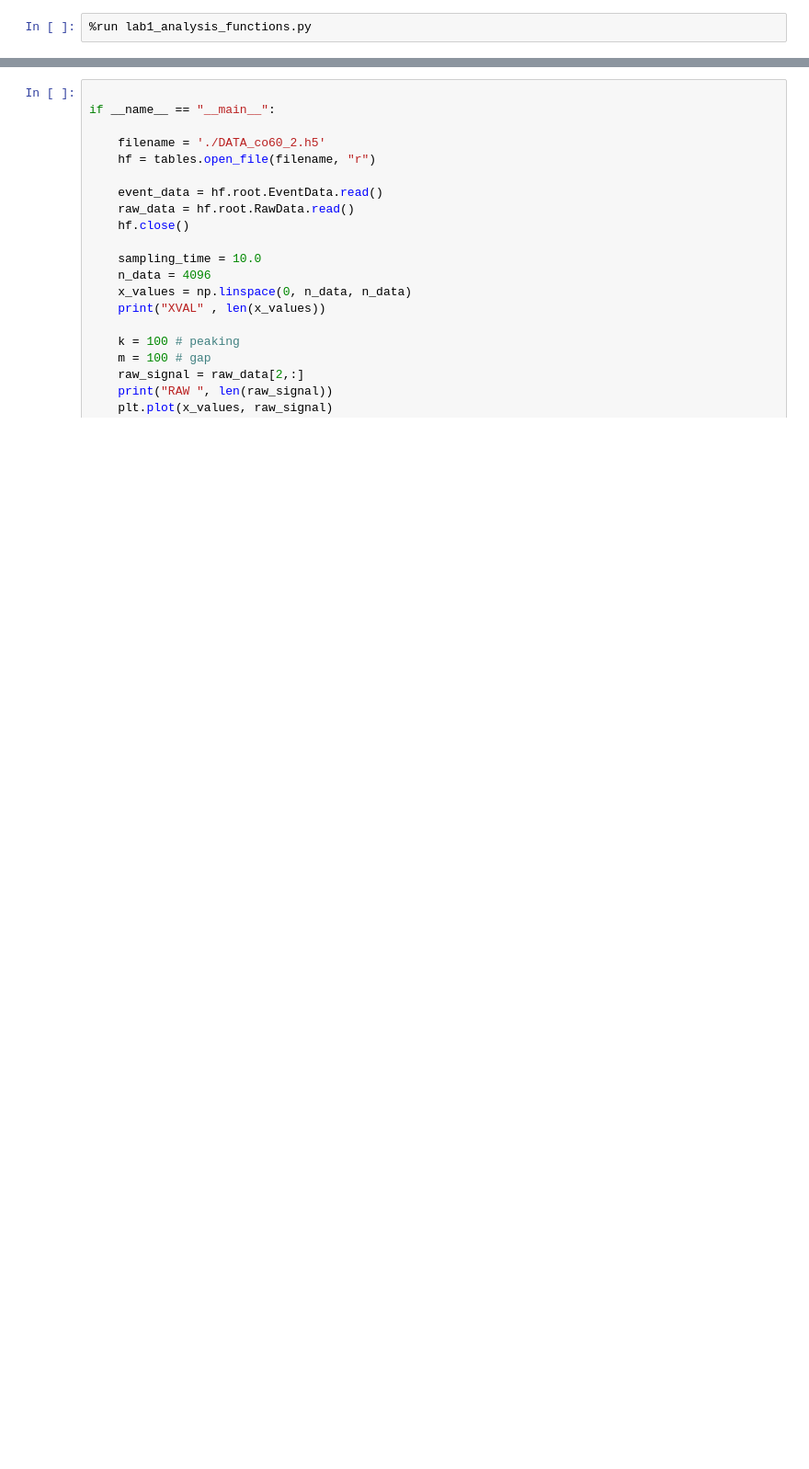
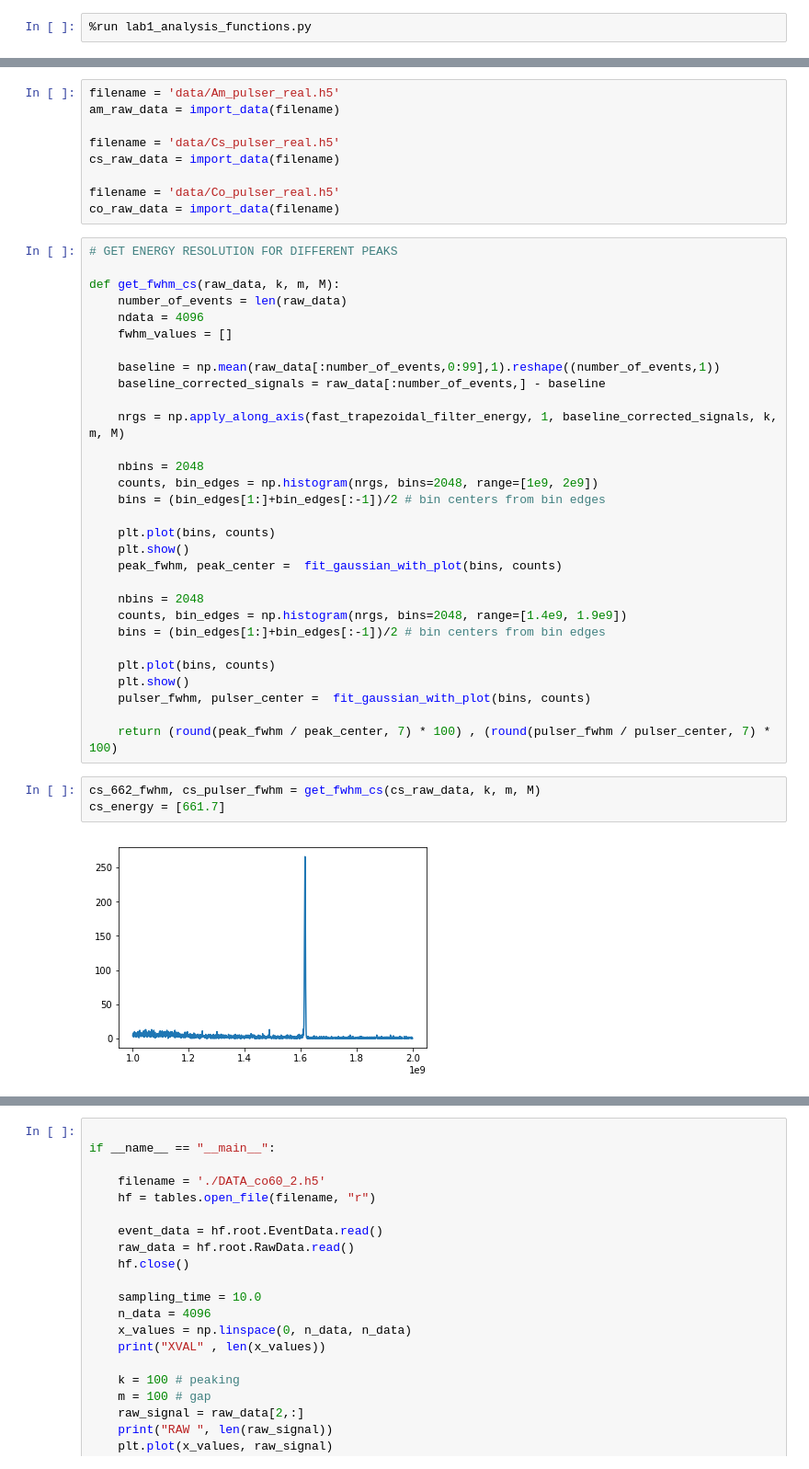
Before and after one commit to jmsz/lab3, a Jupyter notebook: lab1_analysis.ipynb, the cells around one changed output, grey strips where cells are left out. Shown: that part at 92% size. Drawn from its saved outputs; the diff is of its cells as text; blank space fills up the shorter version.

```diff
--- a/lab1_analysis.ipynb
+++ b/lab1_analysis.ipynb
@@ -432,0 +321,44 @@ plt.show()
+# %%
+filename = 'data/Am_pulser_real.h5'
+am_raw_data = import_data(filename)
+
+filename = 'data/Cs_pulser_real.h5'
+cs_raw_data = import_data(filename)
+
+filename = 'data/Co_pulser_real.h5'
+co_raw_data = import_data(filename)
+# %%
+# GET ENERGY RESOLUTION FOR DIFFERENT PEAKS
+
+def get_fwhm_cs(raw_data, k, m, M):
+    number_of_events = len(raw_data)
+    ndata = 4096
+    fwhm_values = []
+
+    baseline = np.mean(raw_data[:number_of_events,0:99],1).reshape((number_of_events,1))
+    baseline_corrected_signals = raw_data[:number_of_events,] - baseline
+
+    nrgs = np.apply_along_axis(fast_trapezoidal_filter_energy, 1, baseline_corrected_signals, k, m, M)
+
+    nbins = 2048
+    counts, bin_edges = np.histogram(nrgs, bins=2048, range=[1e9, 2e9])
+    bins = (bin_edges[1:]+bin_edges[:-1])/2 # bin centers from bin edges
+
+    plt.plot(bins, counts)
+    plt.show()
+    peak_fwhm, peak_center =  fit_gaussian_with_plot(bins, counts)
+
+    nbins = 2048
+    counts, bin_edges = np.histogram(nrgs, bins=2048, range=[1.4e9, 1.9e9])
+    bins = (bin_edges[1:]+bin_edges[:-1])/2 # bin centers from bin edges
+
+    plt.plot(bins, counts)
+    plt.show()
+    pulser_fwhm, pulser_center =  fit_gaussian_with_plot(bins, counts)
+
+    return (round(peak_fwhm / peak_center, 7) * 100) , (round(pulser_fwhm / pulser_center, 7) * 100)
+# %%
+cs_662_fwhm, cs_pulser_fwhm = get_fwhm_cs(cs_raw_data, k, m, M)
+cs_energy = [661.7]
+# %% [output]
+[figure, added]
```
Also changed, not shown: parts of 37 cells of this notebook, 3 other files.
